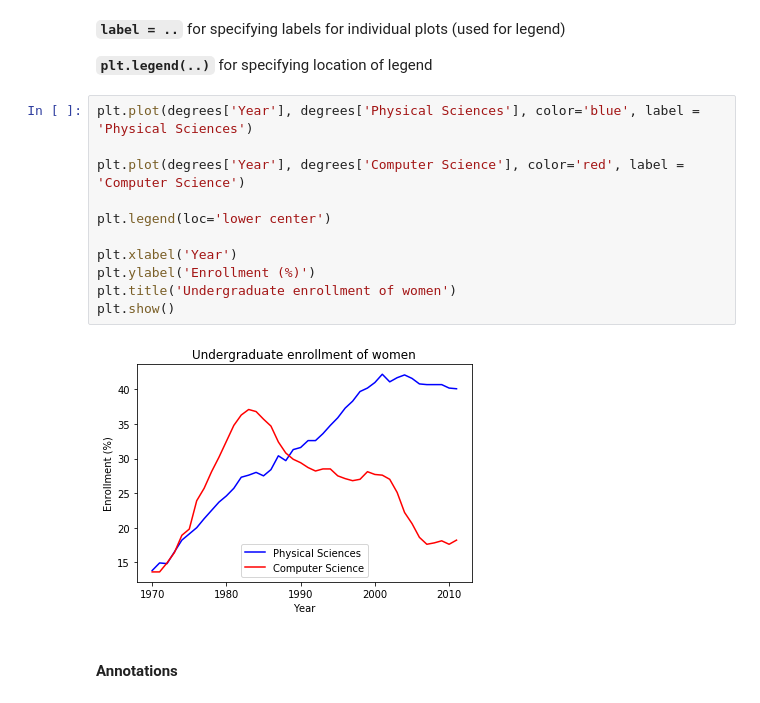
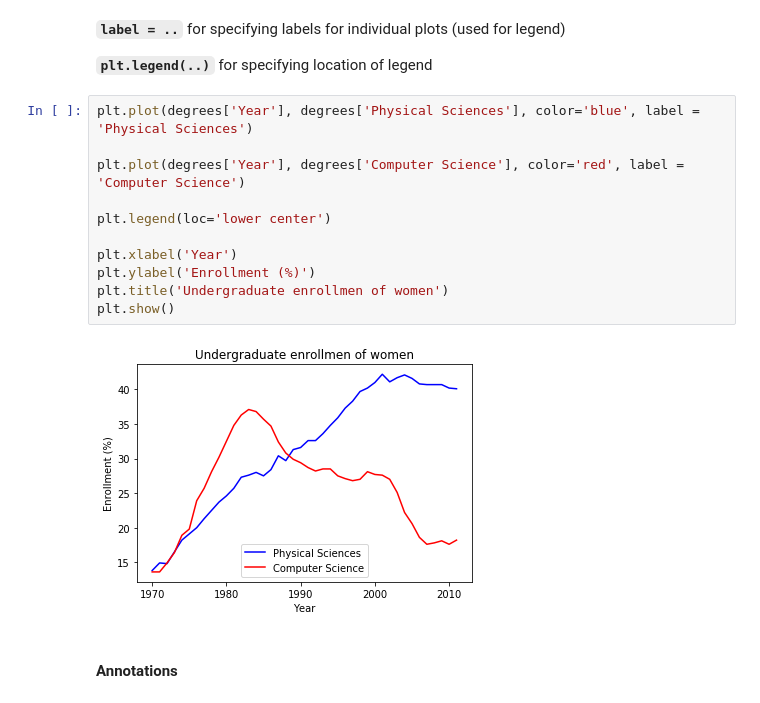
Before and after one commit to pratikgujral/learn-data-visualization, a Jupyter notebook: Learn_Data_Visualization.ipynb, the cells around one changed output. Cells and saved outputs as stored; diff of their text form.

```diff
--- a/Learn_Data_Visualization.ipynb
+++ b/Learn_Data_Visualization.ipynb
@@ -176,16 +181,16 @@ plt.savefig('xlim_and_ylim.png')
 # %%
 plt.plot(degrees['Year'], degrees['Physical Sciences'], color='blue', label = 'Physical Sciences')
 
 plt.plot(degrees['Year'], degrees['Computer Science'], color='red', label = 'Computer Science')
 
 plt.legend(loc='lower center')
 
 plt.xlabel('Year')
 plt.ylabel('Enrollment (%)')
-plt.title('Undergraduate enrollment of women')
+plt.title('Undergraduate enrollmen of women')
 plt.show()
 # %% [output]
-[figure, old version]
+[figure, new version]
 # %% [markdown]
 #### Annotations
 # %%
```
Also changed, not shown: parts of 24 cells of this notebook.
